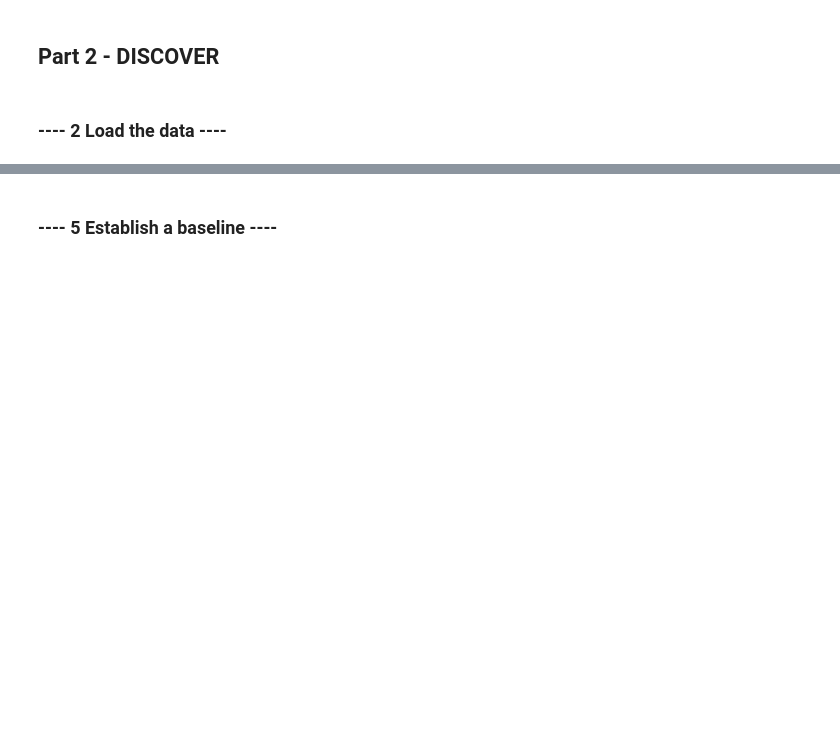
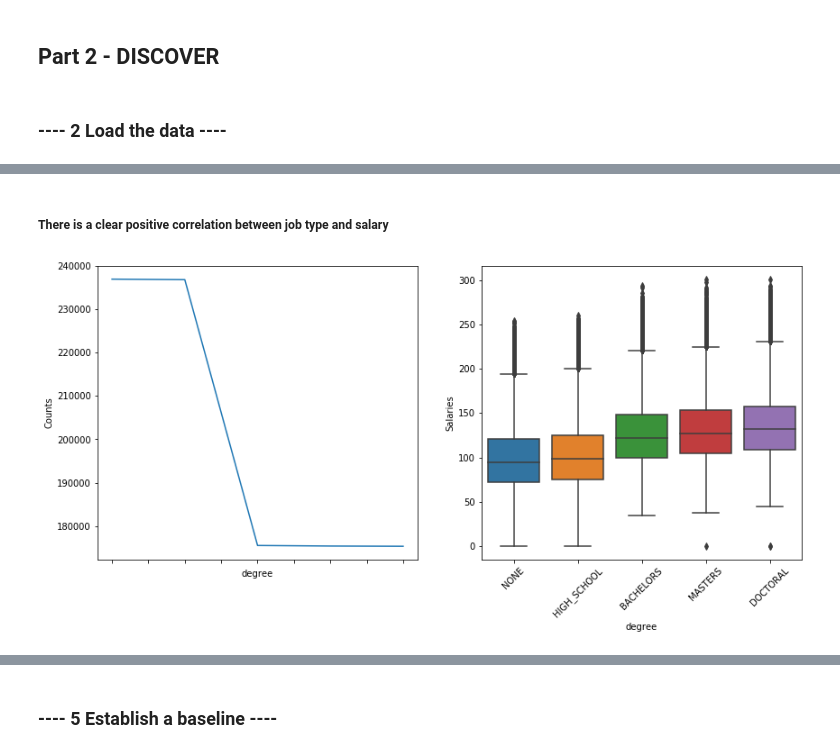
Before and after one commit to nithin-rn/salarypredictionportfolio, a Jupyter notebook: Salary Prediction Notebook.ipynb, the cells around one changed output, grey strips where cells are left out. Saved outputs shown, nothing was run; the diff lists cells and outputs as text; code cells hidden in the pictures; blank space fills up the shorter version.

```diff
--- a/Salary Prediction Notebook.ipynb
+++ b/Salary Prediction Notebook.ipynb
@@ -304,0 +402,6 @@ from pandas.plotting import scatter_matrix
+# %% [markdown]
+##### There is a clear positive correlation between job type and salary
+# %%
+plot_feature(train_df,'degree')
+# %% [output]
+[figure, added]
```
Also changed, not shown: parts of 255 cells of this notebook.
